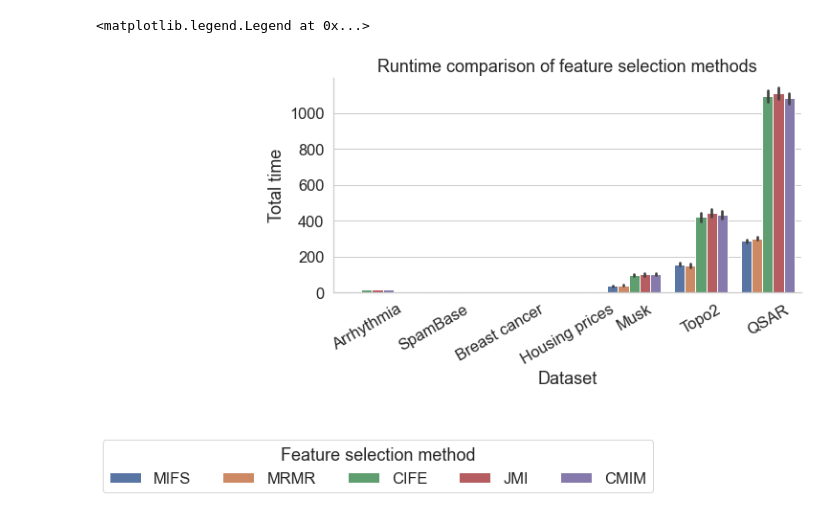
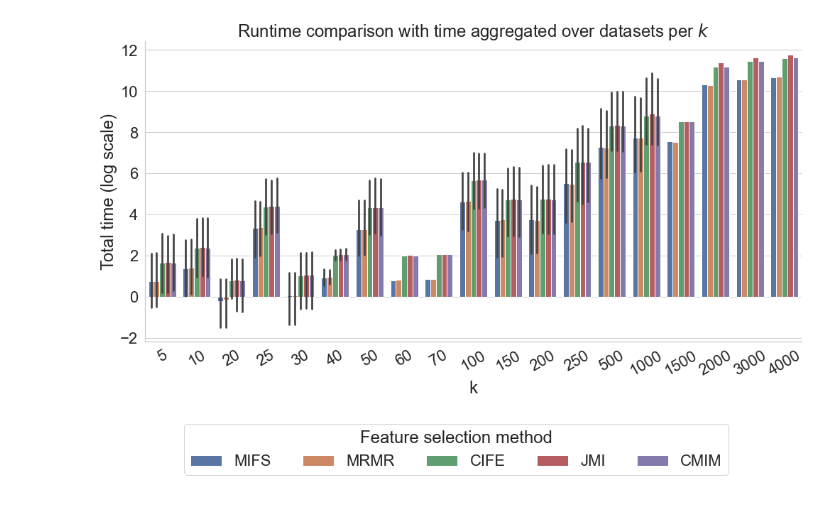
Before and after one commit to delftdata/bsc_research_project_q4_2023, a Jupyter notebook: information-theoretical-based/visualisations.ipynb, the cells around one changed output. Saved outputs shown, nothing was run; the diff lists cells and outputs as text; code cells hidden in the pictures.

```diff
--- a/information-theoretical-based/visualisations.ipynb
+++ b/information-theoretical-based/visualisations.ipynb
@@ -34,20 +58,22 @@ runtime = pd.read_csv('scikit-feature/feature_selection_no_accuracy.csv')
 # %%
-
+sns.set(font_scale=2, style="whitegrid")
+runtime = pd.read_csv('scikit-feature/results/performance.csv')
 runtime['time'] = runtime['time'].apply(lambda x: np.log(x))
 
 g = sns.catplot(
     data=runtime, kind="bar",
     x="dataset", y="time", hue="method_name",
-    height=4, aspect=4
+    height=7, aspect=2
 )
 
 loc, labels = plt.xticks()
 hh, ll = plt.gca().get_legend_handles_labels()
 
-plt.title('Runtime comparison of feature selection methods')
+plt.title('Runtime comparison with time aggregated over $k$ per dataset')
 g.set_xticklabels(labels, rotation=30)
-g.set_axis_labels("Dataset", "Total time (log scaled)")
+g.set_axis_labels("", "Total time (log scale)")
 g._legend.remove()
 
-plt.legend(hh, ll, bbox_to_anchor=(0.7, -0.65), ncol=5, title="Feature selection method")
+plt.legend(hh, ll, bbox_to_anchor=(0.9, -0.25), ncol=5, title="Feature selection method")
+plt.savefig('scikit-feature/results/information_theory_runtime.pdf', dpi=300, bbox_inches="tight")
 # %% [output]
@@ -56,21 +81,23 @@ plt.legend(hh, ll, bbox_to_anchor=(0.7, -0.65), ncol=5, title="Feature selection
 # %%
-sliced = runtime.loc[-runtime['dataset'].isin(['Gisette', 'Internet advertisements'])]
+sns.set(font_scale=2, style="whitegrid")
+runtime = pd.read_csv('scikit-feature/results/performance.csv')
+runtime['time'] = runtime['time'].apply(lambda x: np.log(x))
 
 g = sns.catplot(
-    data=sliced, kind="bar",
-    x="dataset", y="time", hue="method_name",
-    height=4, aspect=2
+    data=runtime, kind="bar",
+    x="k", y="time", hue="method_name",
+    height=7, aspect=2
 )
 
 loc, labels = plt.xticks()
 hh, ll = plt.gca().get_legend_handles_labels()
 
-plt.title('Runtime comparison of feature selection methods')
+plt.title('Runtime comparison with time aggregated over datasets per $k$')
 g.set_xticklabels(labels, rotation=30)
-g.set_axis_labels("Dataset", "Total time")
+g.set_axis_labels("k", "Total time (log scale)")
 g._legend.remove()
 
-plt.legend(hh, ll, bbox_to_anchor=(0.7, -0.65), ncol=5, title="Feature selection method")
+plt.legend(hh, ll, bbox_to_anchor=(0.9, -0.25), ncol=5, title="Feature selection method")
+plt.savefig('scikit-feature/results/information_theory_runtime_k_average.pdf', dpi=300, bbox_inches="tight")
 # %% [output]
-<matplotlib.legend.Legend at 0x...>
-[figure, old version]
+[figure, new version]
```
Also changed, not shown: parts of 8 cells of this notebook, 1 other file.
